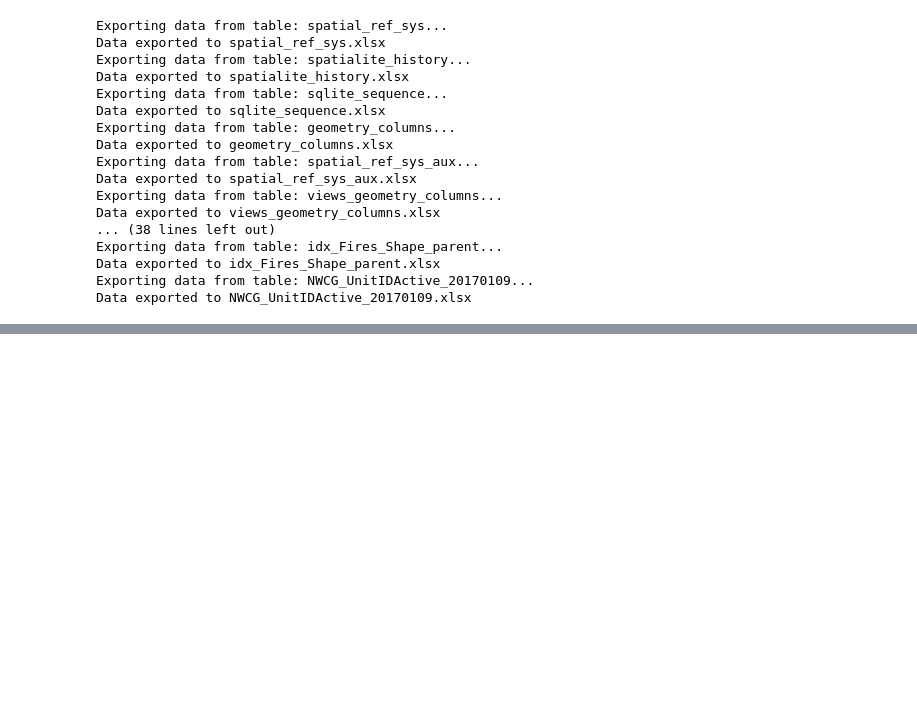
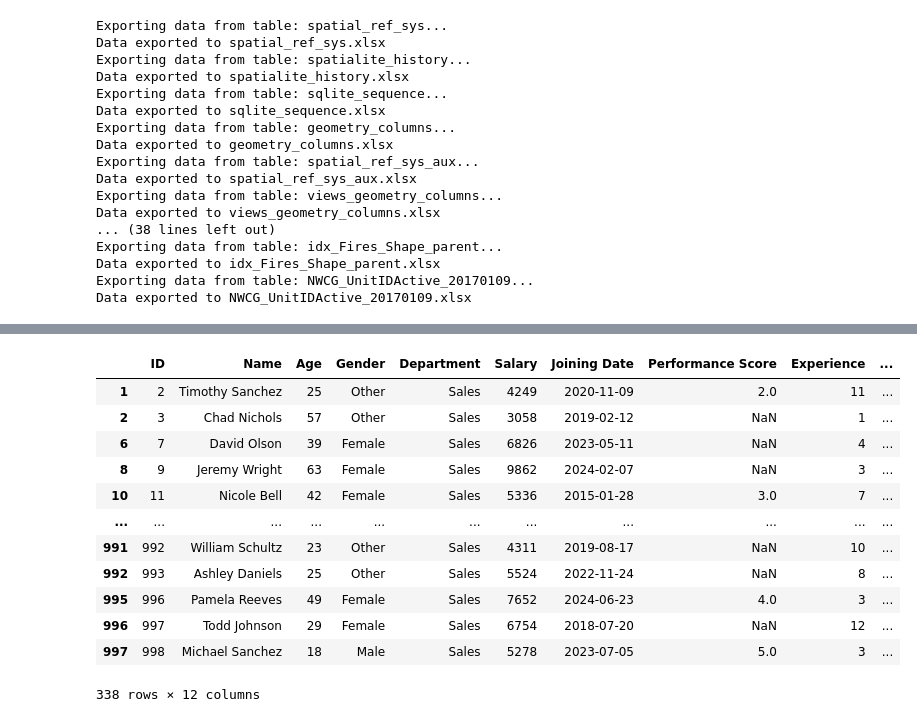
Before and after one commit to mainbosskay/Data_Science-Python_Basics, a Jupyter notebook: python_libraries-pandas.ipynb, the cells around one changed output, grey strips where cells are left out. Saved outputs shown, nothing was run; the diff lists cells and outputs as text; code cells hidden in the pictures; blank space fills up the shorter version.

```diff
--- a/python_libraries-pandas.ipynb
+++ b/python_libraries-pandas.ipynb
@@ -381,0 +520,17 @@ Data exported to NWCG_UnitIDActive_20170109.xlsx
+# %%
+# Select all rows where the Department is "Sales" using the loc method
+employee_dataset.loc[employee_dataset['Department'] == 'Sales']
+# %% [output]
+|  | ID | Name | Age | Gender | Department | Salary | Joining Date | Performance Score | Experience | ... |
+| 1 | 2 | Timothy Sanchez | 25 | Other | Sales | 4249 | 2020-11-09 | 2.0 | 11 | ... |
+| 2 | 3 | Chad Nichols | 57 | Other | Sales | 3058 | 2019-02-12 | NaN | 1 | ... |
+| 6 | 7 | David Olson | 39 | Female | Sales | 6826 | 2023-05-11 | NaN | 4 | ... |
+| 8 | 9 | Jeremy Wright | 63 | Female | Sales | 9862 | 2024-02-07 | NaN | 3 | ... |
+| 10 | 11 | Nicole Bell | 42 | Female | Sales | 5336 | 2015-01-28 | 3.0 | 7 | ... |
+| ... | ... | ... | ... | ... | ... | ... | ... | ... | ... | ... |
+| 991 | 992 | William Schultz | 23 | Other | Sales | 4311 | 2019-08-17 | NaN | 10 | ... |
+| 992 | 993 | Ashley Daniels | 25 | Other | Sales | 5524 | 2022-11-24 | NaN | 8 | ... |
+| 995 | 996 | Pamela Reeves | 49 | Female | Sales | 7652 | 2024-06-23 | 4.0 | 3 | ... |
+| 996 | 997 | Todd Johnson | 29 | Female | Sales | 6754 | 2018-07-20 | NaN | 12 | ... |
+| 997 | 998 | Michael Sanchez | 18 | Male | Sales | 5278 | 2023-07-05 | 5.0 | 3 | ... |
+338 rows × 12 columns
```
Also changed, not shown: parts of 38 cells of this notebook.
